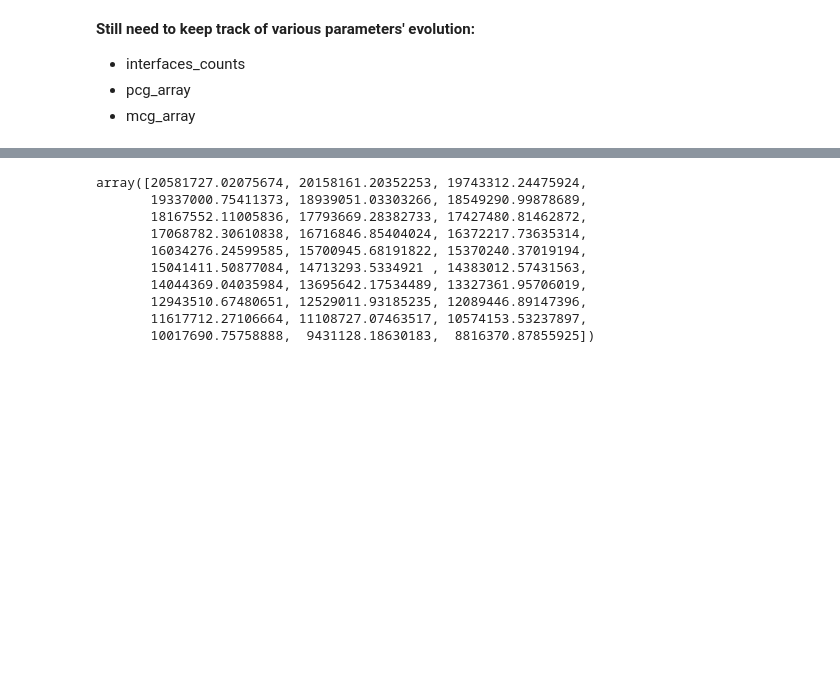
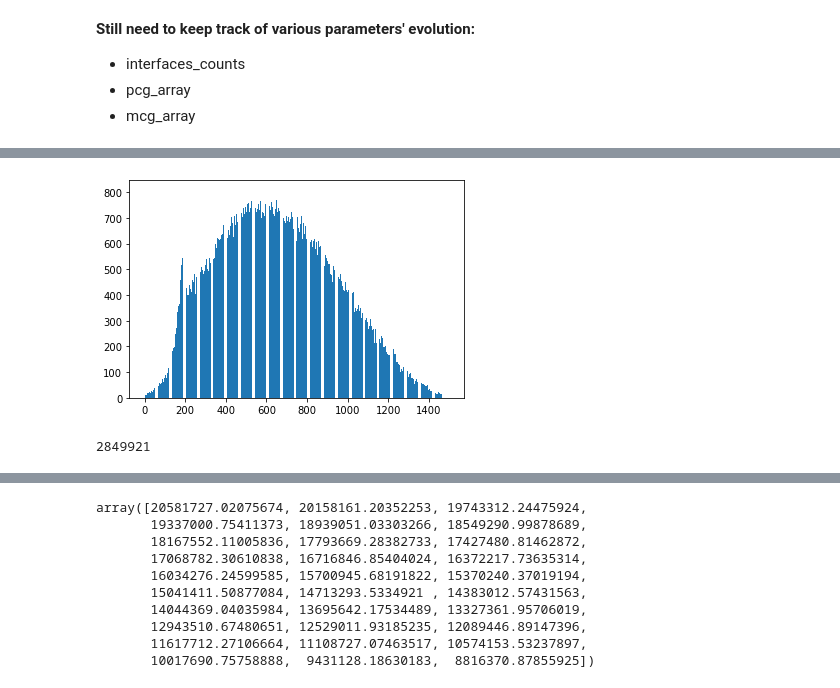
Before and after one commit to Complexio/sedgen, a Jupyter notebook: notebooks/1_Initialization.ipynb, the cells around one changed output, grey strips where cells are left out. Drawn from its saved outputs; the diff is of its cells as text; code cells hidden in the pictures; blank space fills up the shorter version.

```diff
--- a/notebooks/1_Initialization.ipynb
+++ b/notebooks/1_Initialization.ipynb
@@ -2091,0 +2184,9 @@ Wall time: 31.3 s
+# %%
+plt.bar(range(1500), height=mcg[0])
+plt.show();
+# %% [output]
+[figure, added]
+# %%
+np.sum(mcg)
+# %% [output]
+2849921
```
Also changed, not shown: parts of 42 cells of this notebook, 1 other file.
